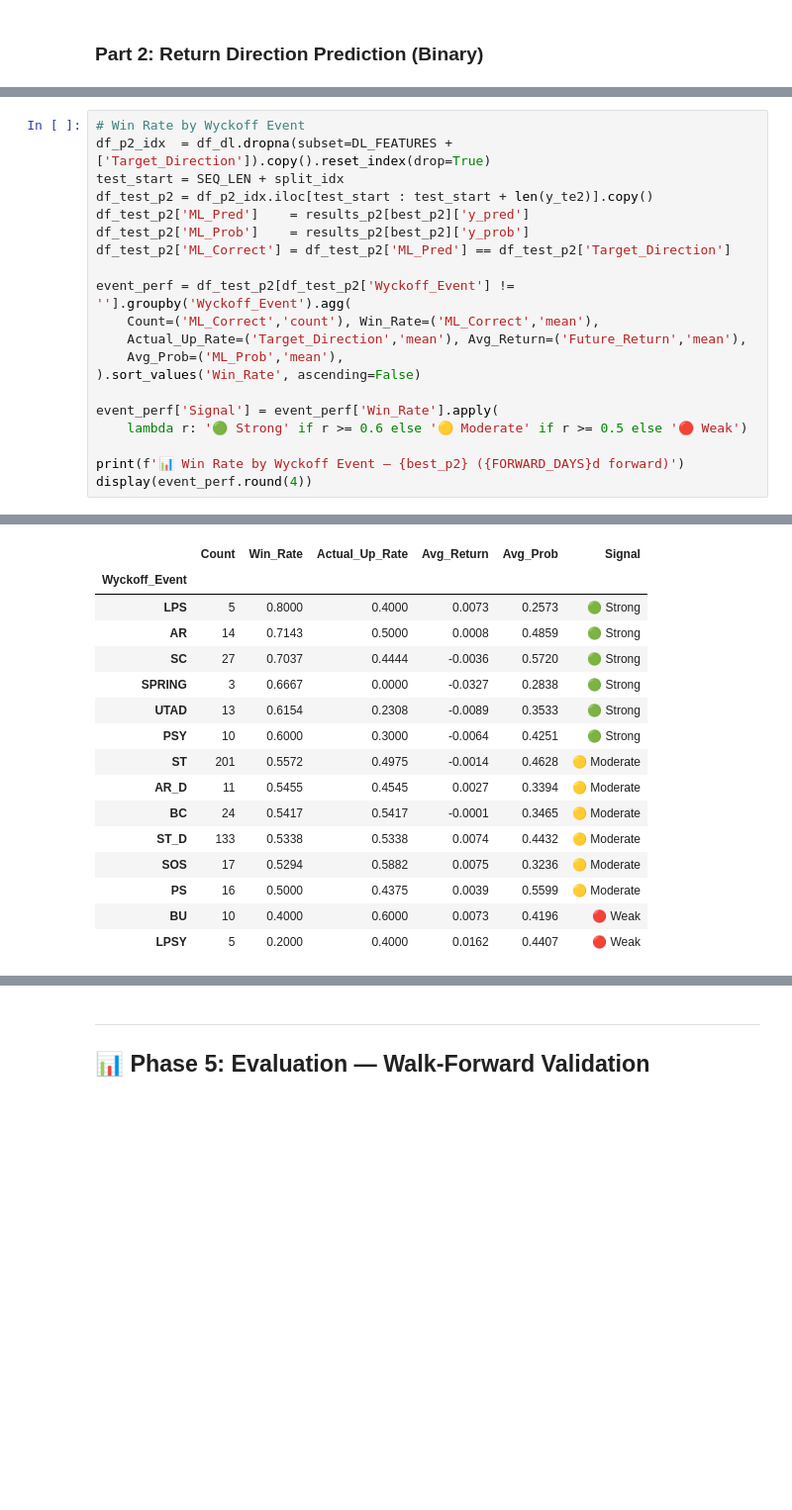
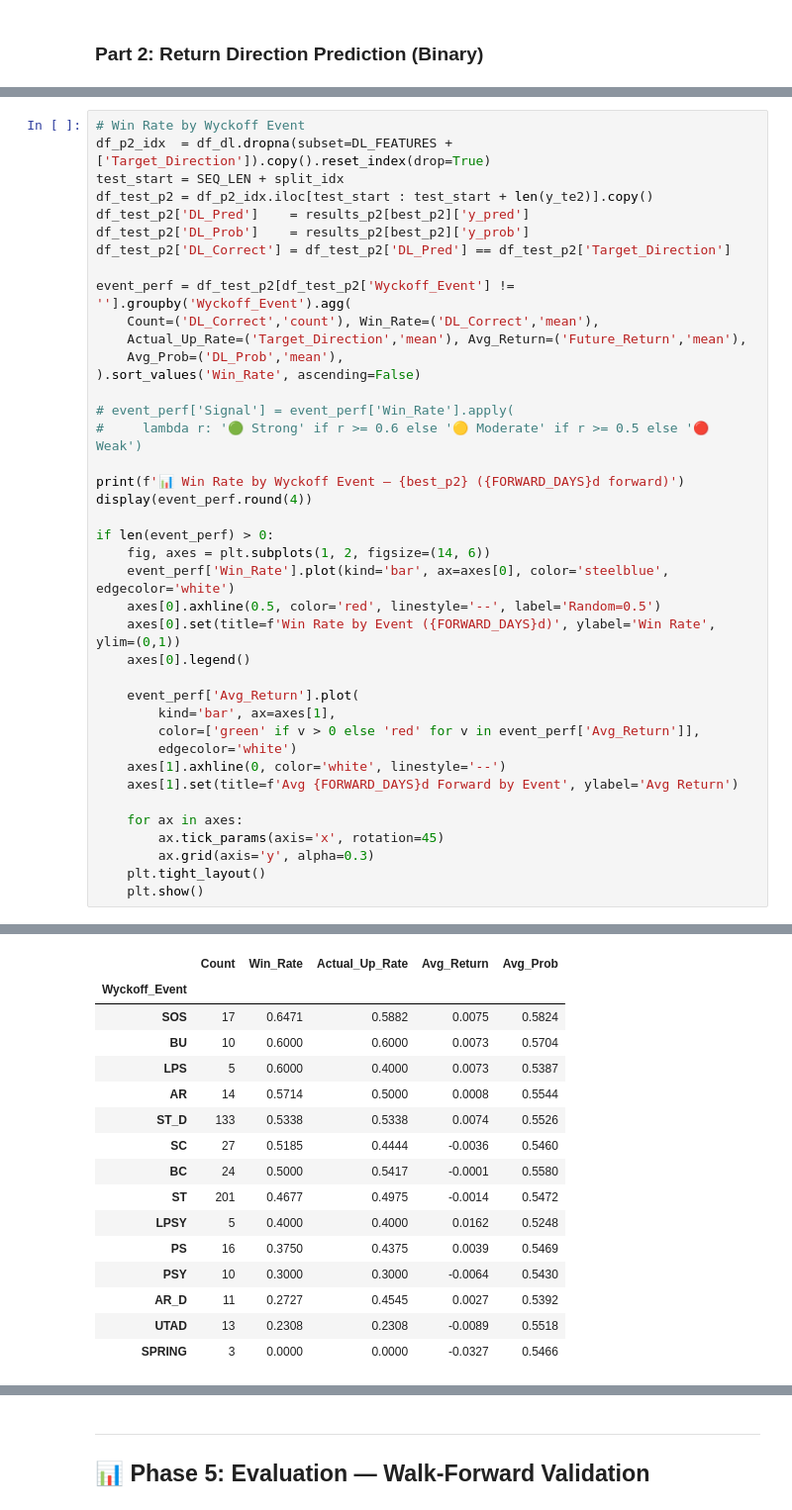
Before and after one commit to hilmanyusoh/stock_pattern, a Jupyter notebook: model/wyckoff_dl.ipynb, the cells around one changed output, grey strips where cells are left out. Shown at 99% size. Cells and saved outputs as stored; diff of their text form; blank space fills up the shorter version.

```diff
--- a/model/wyckoff_dl.ipynb
+++ b/model/wyckoff_dl.ipynb
@@ -914,38 +970,58 @@ plt.tight_layout(); plt.show()
 # %%
 # Win Rate by Wyckoff Event
 df_p2_idx  = df_dl.dropna(subset=DL_FEATURES + ['Target_Direction']).copy().reset_index(drop=True)
 test_start = SEQ_LEN + split_idx
 df_test_p2 = df_p2_idx.iloc[test_start : test_start + len(y_te2)].copy()
-df_test_p2['ML_Pred']    = results_p2[best_p2]['y_pred']
-df_test_p2['ML_Prob']    = results_p2[best_p2]['y_prob']
-df_test_p2['ML_Correct'] = df_test_p2['ML_Pred'] == df_test_p2['Target_Direction']
+df_test_p2['DL_Pred']    = results_p2[best_p2]['y_pred']
+df_test_p2['DL_Prob']    = results_p2[best_p2]['y_prob']
+df_test_p2['DL_Correct'] = df_test_p2['DL_Pred'] == df_test_p2['Target_Direction']
 
 event_perf = df_test_p2[df_test_p2['Wyckoff_Event'] != ''].groupby('Wyckoff_Event').agg(
-    Count=('ML_Correct','count'), Win_Rate=('ML_Correct','mean'),
+    Count=('DL_Correct','count'), Win_Rate=('DL_Correct','mean'),
     Actual_Up_Rate=('Target_Direction','mean'), Avg_Return=('Future_Return','mean'),
-    Avg_Prob=('ML_Prob','mean'),
+    Avg_Prob=('DL_Prob','mean'),
 ).sort_values('Win_Rate', ascending=False)
 
-event_perf['Signal'] = event_perf['Win_Rate'].apply(
-    lambda r: '🟢 Strong' if r >= 0.6 else '🟡 Moderate' if r >= 0.5 else '🔴 Weak')
+# event_perf['Signal'] = event_perf['Win_Rate'].apply(
+#     lambda r: '🟢 Strong' if r >= 0.6 else '🟡 Moderate' if r >= 0.5 else '🔴 Weak')
 
 print(f'📊 Win Rate by Wyckoff Event — {best_p2} ({FORWARD_DAYS}d forward)')
 display(event_perf.round(4))
+
+if len(event_perf) > 0:
+    fig, axes = plt.subplots(1, 2, figsize=(14, 6))
+    event_perf['Win_Rate'].plot(kind='bar', ax=axes[0], color='steelblue', edgecolor='white')
+    axes[0].axhline(0.5, color='red', linestyle='--', label='Random=0.5')
+    axes[0].set(title=f'Win Rate by Event ({FORWARD_DAYS}d)', ylabel='Win Rate', ylim=(0,1))
+    axes[0].legend()
+
+    event_perf['Avg_Return'].plot(
+        kind='bar', ax=axes[1],
+        color=['green' if v > 0 else 'red' for v in event_perf['Avg_Return']],
+        edgecolor='white')
+    axes[1].axhline(0, color='white', linestyle='--')
+    axes[1].set(title=f'Avg {FORWARD_DAYS}d Forward by Event', ylabel='Avg Return')
+
+    for ax in axes:
+        ax.tick_params(axis='x', rotation=45)
+        ax.grid(axis='y', alpha=0.3)
+    plt.tight_layout()
+    plt.show()
 # %% [output]
 📊 Win Rate by Wyckoff Event — BiLSTM (10d forward)
-|  | Count | Win_Rate | Actual_Up_Rate | Avg_Return | Avg_Prob | Signal |
-| Wyckoff_Event |  |  |  |  |  |  |
-| LPS | 5 | 0.8000 | 0.4000 | 0.0073 | 0.2573 | 🟢 Strong |
-| AR | 14 | 0.7143 | 0.5000 | 0.0008 | 0.4859 | 🟢 Strong |
-| SC | 27 | 0.7037 | 0.4444 | -0.0036 | 0.5720 | 🟢 Strong |
-| SPRING | 3 | 0.6667 | 0.0000 | -0.0327 | 0.2838 | 🟢 Strong |
-| UTAD | 13 | 0.6154 | 0.2308 | -0.0089 | 0.3533 | 🟢 Strong |
-| PSY | 10 | 0.6000 | 0.3000 | -0.0064 | 0.4251 | 🟢 Strong |
-| ST | 201 | 0.5572 | 0.4975 | -0.0014 | 0.4628 | 🟡 Moderate |
-| AR_D | 11 | 0.5455 | 0.4545 | 0.0027 | 0.3394 | 🟡 Moderate |
-| BC | 24 | 0.5417 | 0.5417 | -0.0001 | 0.3465 | 🟡 Moderate |
-| ST_D | 133 | 0.5338 | 0.5338 | 0.0074 | 0.4432 | 🟡 Moderate |
-| SOS | 17 | 0.5294 | 0.5882 | 0.0075 | 0.3236 | 🟡 Moderate |
-| PS | 16 | 0.5000 | 0.4375 | 0.0039 | 0.5599 | 🟡 Moderate |
-| BU | 10 | 0.4000 | 0.6000 | 0.0073 | 0.4196 | 🔴 Weak |
-| LPSY | 5 | 0.2000 | 0.4000 | 0.0162 | 0.4407 | 🔴 Weak |
+|  | Count | Win_Rate | Actual_Up_Rate | Avg_Return | Avg_Prob |
+| Wyckoff_Event |  |  |  |  |  |
+| SOS | 17 | 0.6471 | 0.5882 | 0.0075 | 0.5824 |
+| BU | 10 | 0.6000 | 0.6000 | 0.0073 | 0.5704 |
+| LPS | 5 | 0.6000 | 0.4000 | 0.0073 | 0.5387 |
+| AR | 14 | 0.5714 | 0.5000 | 0.0008 | 0.5544 |
+| ST_D | 133 | 0.5338 | 0.5338 | 0.0074 | 0.5526 |
+| SC | 27 | 0.5185 | 0.4444 | -0.0036 | 0.5460 |
+| BC | 24 | 0.5000 | 0.5417 | -0.0001 | 0.5580 |
+| ST | 201 | 0.4677 | 0.4975 | -0.0014 | 0.5472 |
+| LPSY | 5 | 0.4000 | 0.4000 | 0.0162 | 0.5248 |
+| PS | 16 | 0.3750 | 0.4375 | 0.0039 | 0.5469 |
+| PSY | 10 | 0.3000 | 0.3000 | -0.0064 | 0.5430 |
+| AR_D | 11 | 0.2727 | 0.4545 | 0.0027 | 0.5392 |
+| UTAD | 13 | 0.2308 | 0.2308 | -0.0089 | 0.5518 |
+| SPRING | 3 | 0.0000 | 0.0000 | -0.0327 | 0.5466 |
```
Also changed, not shown: parts of 38 cells of this notebook, 2 other files.
